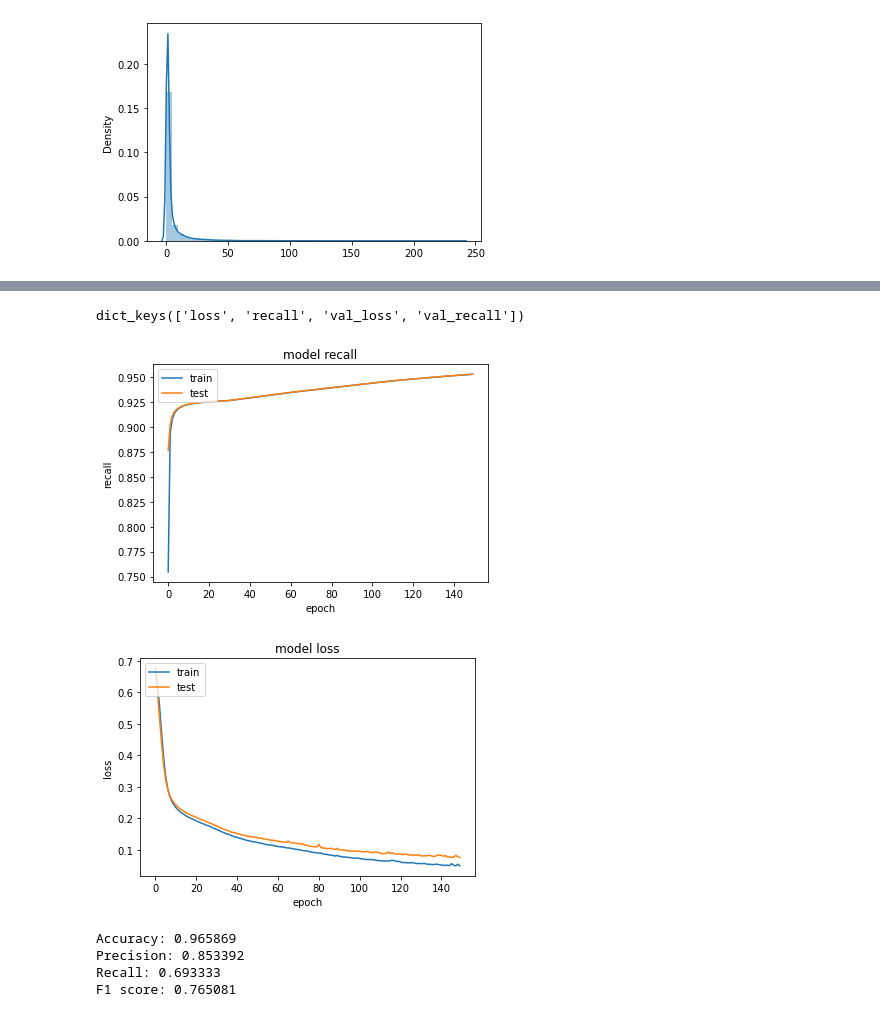
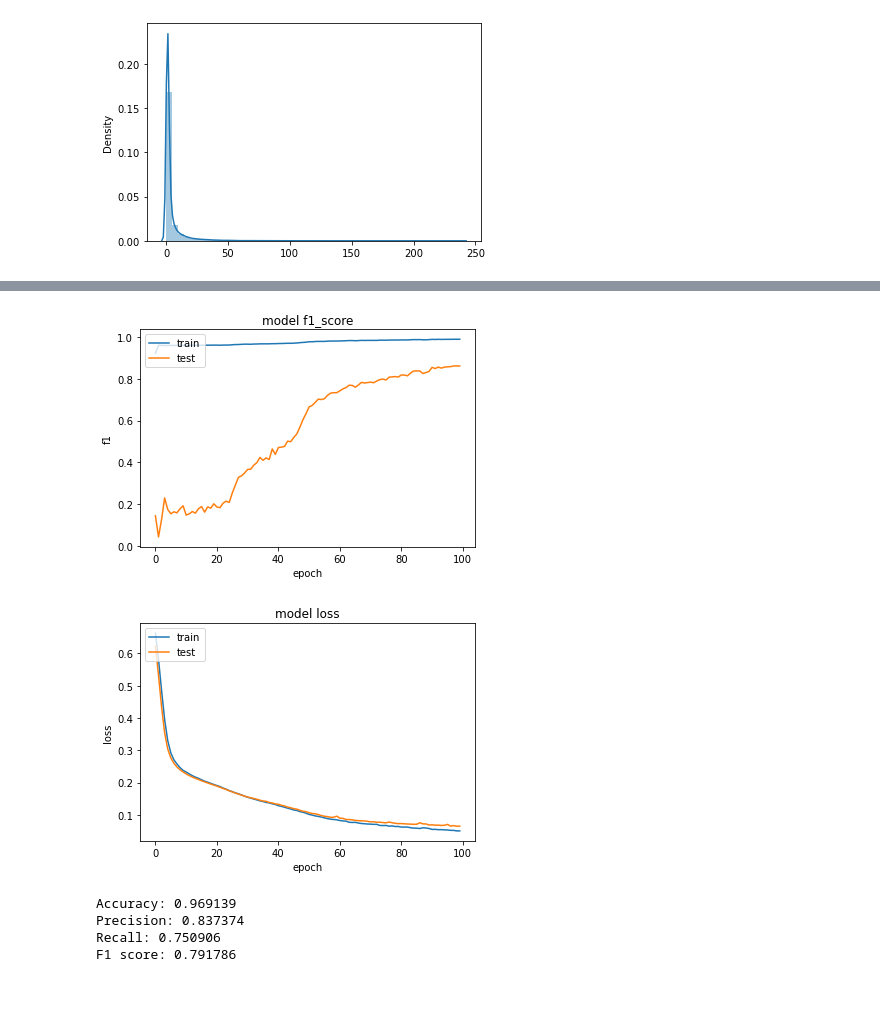
Before and after one commit to paulokuong/fourthbrain_capstone, a Jupyter notebook: groupby_user_conversion.ipynb, the cells around one changed output, grey strips where cells are left out. Drawn from its saved outputs; the diff is of its cells as text; code cells hidden in the pictures.

```diff
--- a/groupby_user_conversion.ipynb
+++ b/groupby_user_conversion.ipynb
@@ -94,10 +115,12 @@ Evaluation.evaluate_model(test_x, test_y, xgb_model)
 # %% [markdown]
 ## Sequential Model Training
 # %%
-preprocessed_data_for_lstm = g.preprocessing_for_sequence_model(num_of_events=30, debug=True)
+preprocessed_data_for_lstm = g.preprocessing_for_sequence_model(num_of_events=40, debug=True)
 # %% [output]
 [figure]
 # %%
 lstm_model, test_x, test_y = GroupBy.train_lstm(
-    preprocessed_data_for_lstm['features'], preprocessed_data_for_lstm['label'])
+    preprocessed_data_for_lstm['features'], preprocessed_data_for_lstm['label'], threshold=0.5, epochs=100,op=35)
+Evaluation.plot_history(lstm_model.history)
+Evaluation.evaluate_nn_model(test_x, test_y, lstm_model)
 # %% [output]
@@ -121,13 +144,6 @@ Epoch 150/150
+[figure, added]
+[figure, added]
+Accuracy: 0.969139
+Precision: 0.837374
+Recall: 0.750906
+F1 score: 0.791786
-# %%
-Evaluation.plot_history(lstm_model.history)
-# %% [output]
-dict_keys(['loss', 'recall', 'val_loss', 'val_recall'])
-[figure, removed]
-[figure, removed]
-# %%
-Evaluation.evaluate_nn_model(test_x, test_y, lstm_model)
-# %% [output]
-Accuracy: 0.965869
-Precision: 0.853392
-Recall: 0.693333
-F1 score: 0.765081
```
Also changed, not shown: parts of 14 cells of this notebook, 15 other files.
